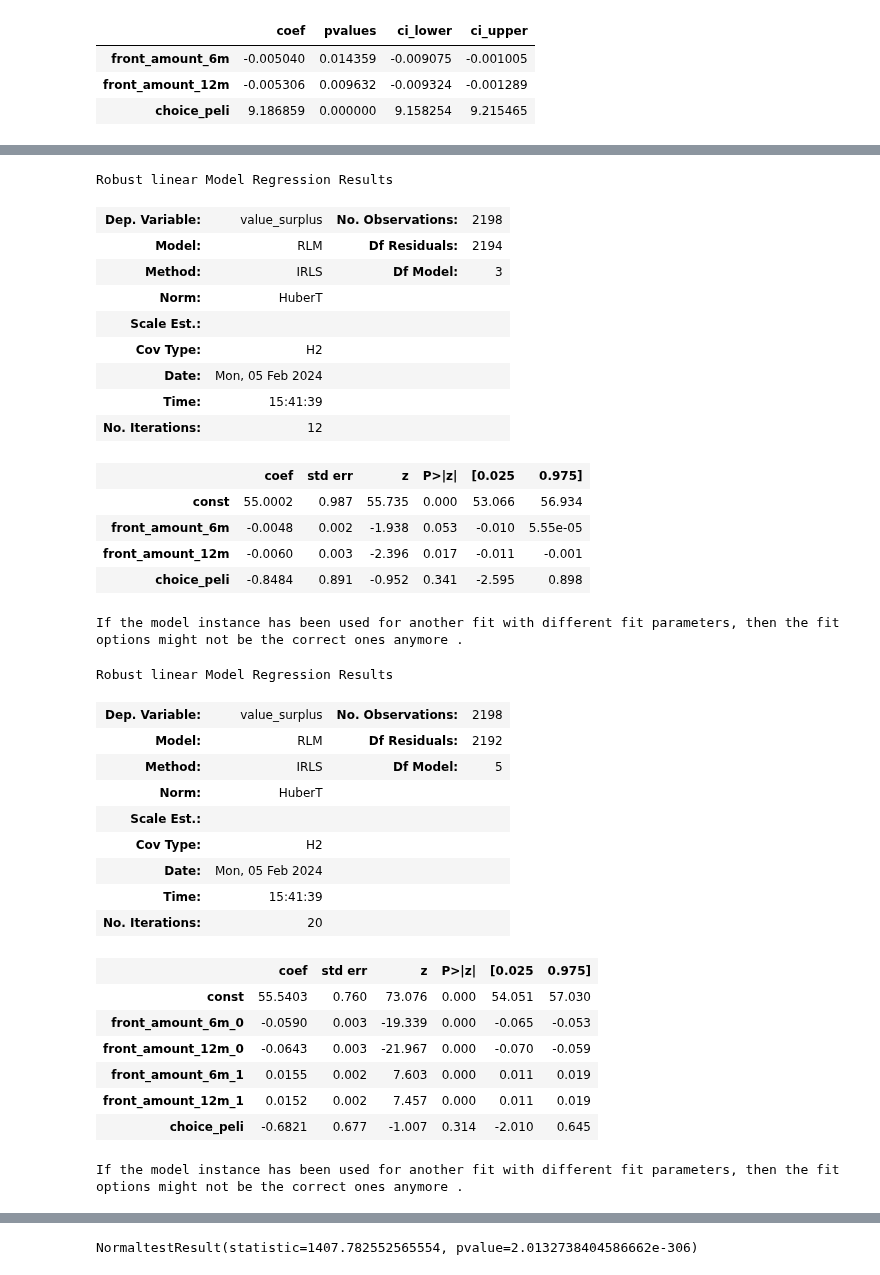
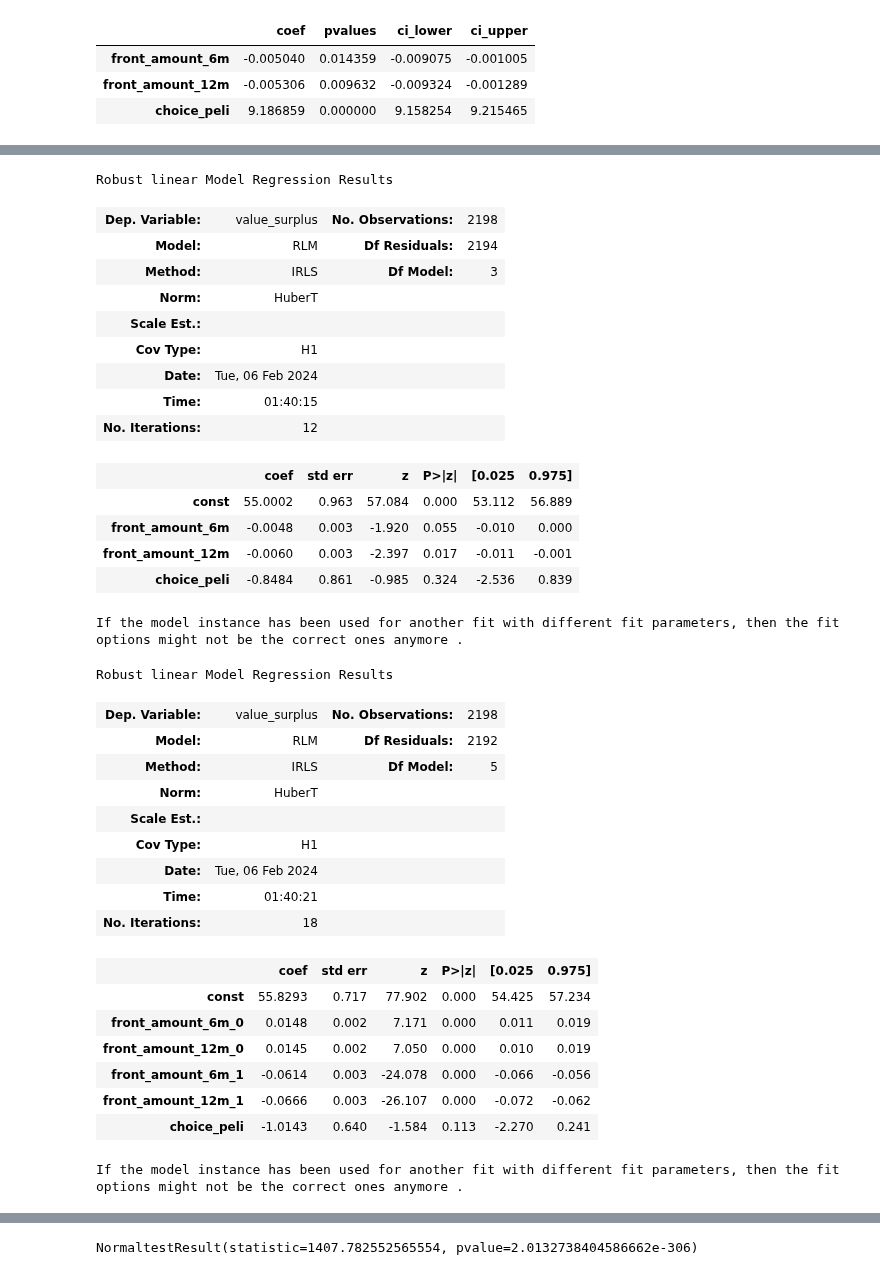
Before and after one commit to zarkwang/attention_discount_project, a Jupyter notebook: experiment_2/analysis_2_kmeans.ipynb, the cells around one changed output, grey strips where cells are left out. Saved outputs shown, nothing was run; the diff lists cells and outputs as text; code cells hidden in the pictures.

Commit message:
figures and tables

```diff
--- a/experiment_2/analysis_2_kmeans.ipynb
+++ b/experiment_2/analysis_2_kmeans.ipynb
@@ -103,7 +103,7 @@ pd.concat([model_ols_fe_2.params[reg_cols_label].rename('coef'),
 # %%
 y = df['value_surplus']
 X = sm.add_constant(df[reg_cols_baseline]).astype(float)
-model_rlm_pool_1 = sm.RLM(endog=y,exog=X,M=sm.robust.norms.HuberT()).fit(maxiter=200,scale_est=sm.robust.scale.HuberScale(),cov='H2')
+model_rlm_pool_1 = sm.RLM(endog=y,exog=X,M=sm.robust.norms.HuberT()).fit(maxiter=200,scale_est=sm.robust.scale.HuberScale())
 model_rlm_pool_1.summary()
 # %% [output]
 Robust linear Model Regression Results
@@ -112,39 +112,39 @@ Robust linear Model Regression Results
 | Method: | IRLS | Df Model: | 3 |
 | Norm: | HuberT |  |  |
 | Scale Est.: |  |  |  |
-| Cov Type: | H2 |  |  |
-| Date: | Mon, 05 Feb 2024 |  |  |
-| Time: | 15:41:39 |  |  |
+| Cov Type: | H1 |  |  |
+| Date: | Tue, 06 Feb 2024 |  |  |
+| Time: | 01:40:15 |  |  |
 | No. Iterations: | 12 |  |  |
 |  | coef | std err | z | P>|z| | [0.025 | 0.975] |
-| const | 55.0002 | 0.987 | 55.735 | 0.000 | 53.066 | 56.934 |
-| front_amount_6m | -0.0048 | 0.002 | -1.938 | 0.053 | -0.010 | 5.55e-05 |
-| front_amount_12m | -0.0060 | 0.003 | -2.396 | 0.017 | -0.011 | -0.001 |
-| choice_peli | -0.8484 | 0.891 | -0.952 | 0.341 | -2.595 | 0.898 |
+| const | 55.0002 | 0.963 | 57.084 | 0.000 | 53.112 | 56.889 |
+| front_amount_6m | -0.0048 | 0.003 | -1.920 | 0.055 | -0.010 | 0.000 |
+| front_amount_12m | -0.0060 | 0.003 | -2.397 | 0.017 | -0.011 | -0.001 |
+| choice_peli | -0.8484 | 0.861 | -0.985 | 0.324 | -2.536 | 0.839 |
 If the model instance has been used for another fit with different fit parameters, then the fit options might not be the correct ones anymore .
 # %%
 y = df['value_surplus']
 X = sm.add_constant(df[reg_cols_label]).astype(float)
-model_rlm_pool_2 = sm.RLM(endog=y,exog=X,M=sm.robust.norms.HuberT()).fit(maxiter=200,scale_est=sm.robust.scale.HuberScale(),cov='H2')
+model_rlm_pool_2 = sm.RLM(endog=y,exog=X,M=sm.robust.norms.HuberT()).fit(maxiter=200,scale_est=sm.robust.scale.HuberScale())
 model_rlm_pool_2.summary()
 # %% [output]
 Robust linear Model Regression Results
 | Dep. Variable: | value_surplus | No. Observations: | 2198 |
 | Model: | RLM | Df Residuals: | 2192 |
 | Method: | IRLS | Df Model: | 5 |
 | Norm: | HuberT |  |  |
 | Scale Est.: |  |  |  |
-| Cov Type: | H2 |  |  |
-| Date: | Mon, 05 Feb 2024 |  |  |
-| Time: | 15:41:39 |  |  |
-| No. Iterations: | 20 |  |  |
+| Cov Type: | H1 |  |  |
+| Date: | Tue, 06 Feb 2024 |  |  |
+| Time: | 01:40:21 |  |  |
+| No. Iterations: | 18 |  |  |
 |  | coef | std err | z | P>|z| | [0.025 | 0.975] |
-| const | 55.5403 | 0.760 | 73.076 | 0.000 | 54.051 | 57.030 |
-| front_amount_6m_0 | -0.0590 | 0.003 | -19.339 | 0.000 | -0.065 | -0.053 |
-| front_amount_12m_0 | -0.0643 | 0.003 | -21.967 | 0.000 | -0.070 | -0.059 |
-| front_amount_6m_1 | 0.0155 | 0.002 | 7.603 | 0.000 | 0.011 | 0.019 |
-| front_amount_12m_1 | 0.0152 | 0.002 | 7.457 | 0.000 | 0.011 | 0.019 |
-| choice_peli | -0.6821 | 0.677 | -1.007 | 0.314 | -2.010 | 0.645 |
+| const | 55.8293 | 0.717 | 77.902 | 0.000 | 54.425 | 57.234 |
+| front_amount_6m_0 | 0.0148 | 0.002 | 7.171 | 0.000 | 0.011 | 0.019 |
+| front_amount_12m_0 | 0.0145 | 0.002 | 7.050 | 0.000 | 0.010 | 0.019 |
+| front_amount_6m_1 | -0.0614 | 0.003 | -24.078 | 0.000 | -0.066 | -0.056 |
+| front_amount_12m_1 | -0.0666 | 0.003 | -26.107 | 0.000 | -0.072 | -0.062 |
+| choice_peli | -1.0143 | 0.640 | -1.584 | 0.113 | -2.270 | 0.241 |
 If the model instance has been used for another fit with different fit parameters, then the fit options might not be the correct ones anymore .
 # %%
 y = df_dummy['value_surplus']
```
Also changed, not shown: parts of 3 cells of this notebook, 39 other files.
